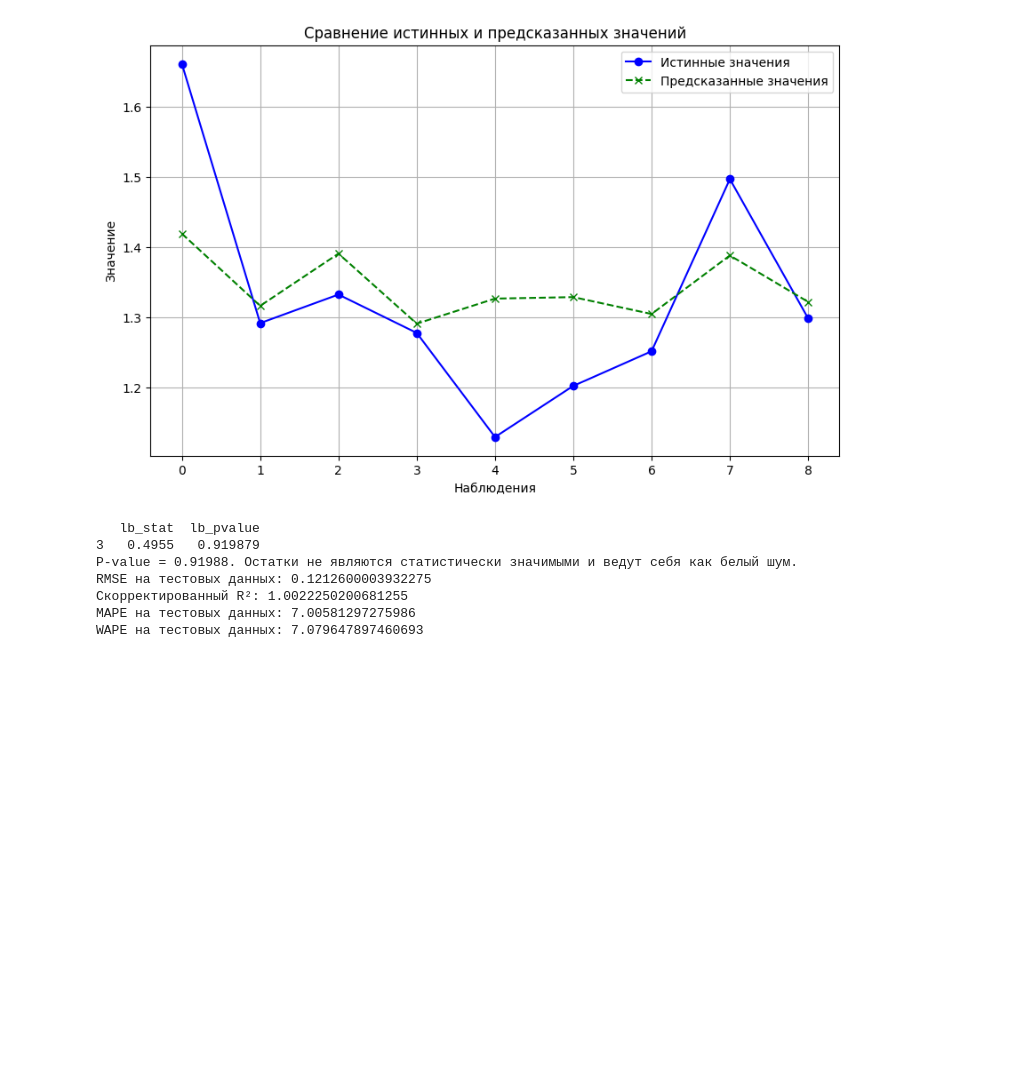
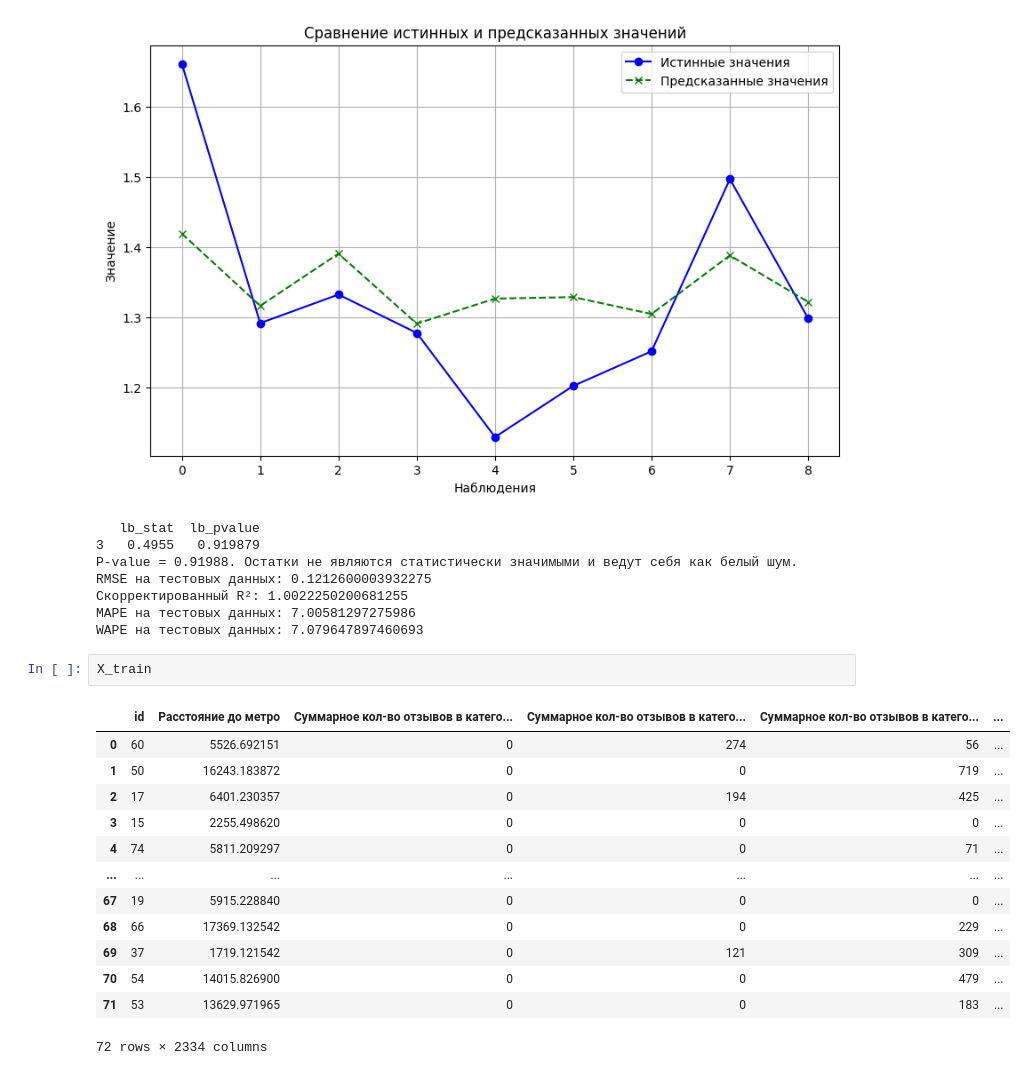
Before and after one commit to budennovsk/test_metro_predict, a Jupyter notebook: test_predict_model_coffee_shop.ipynb, the cells around one changed output. Cells and saved outputs as stored; diff of their text form; blank space fills up the shorter version.

```diff
--- a/test_predict_model_coffee_shop.ipynb
+++ b/test_predict_model_coffee_shop.ipynb
@@ -288,3 +286,19 @@ RMSE на тестовых данных: 0.1212600003932275
 Скорректированный R²: 1.0022250200681255
 MAPE на тестовых данных: 7.00581297275986
 WAPE на тестовых данных: 7.079647897460693
+# %%
+X_train
+# %% [output]
+|  | id | Расстояние до метро | Суммарное кол-во отзывов в катего... | Суммарное кол-во отзывов в катего... | Суммарное кол-во отзывов в катего... | ... |
+| 0 | 60 | 5526.692151 | 0 | 274 | 56 | ... |
+| 1 | 50 | 16243.183872 | 0 | 0 | 719 | ... |
+| 2 | 17 | 6401.230357 | 0 | 194 | 425 | ... |
+| 3 | 15 | 2255.498620 | 0 | 0 | 0 | ... |
+| 4 | 74 | 5811.209297 | 0 | 0 | 71 | ... |
+| ... | ... | ... | ... | ... | ... | ... |
+| 67 | 19 | 5915.228840 | 0 | 0 | 0 | ... |
+| 68 | 66 | 17369.132542 | 0 | 0 | 229 | ... |
+| 69 | 37 | 1719.121542 | 0 | 121 | 309 | ... |
+| 70 | 54 | 14015.826900 | 0 | 0 | 479 | ... |
+| 71 | 53 | 13629.971965 | 0 | 0 | 183 | ... |
+72 rows × 2334 columns
```
Also changed, not shown: parts of 11 cells of this notebook.
